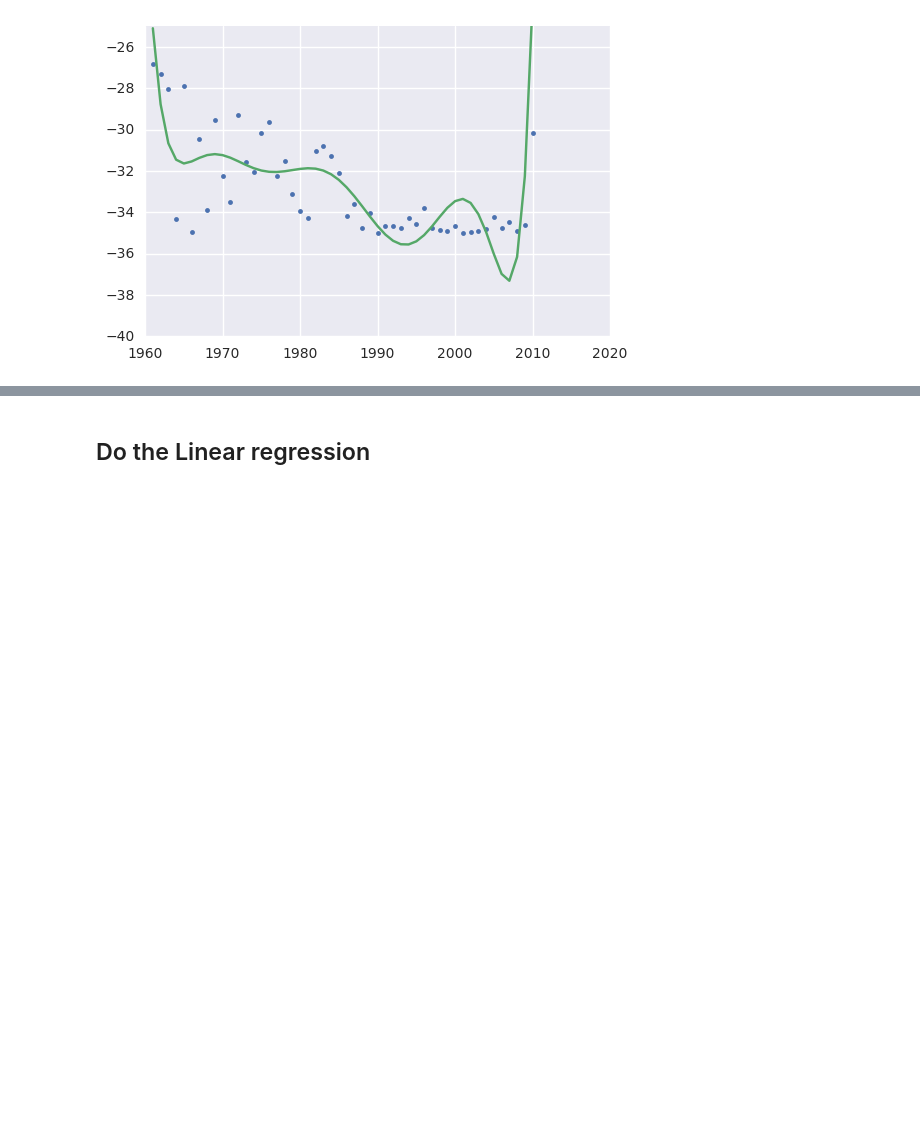
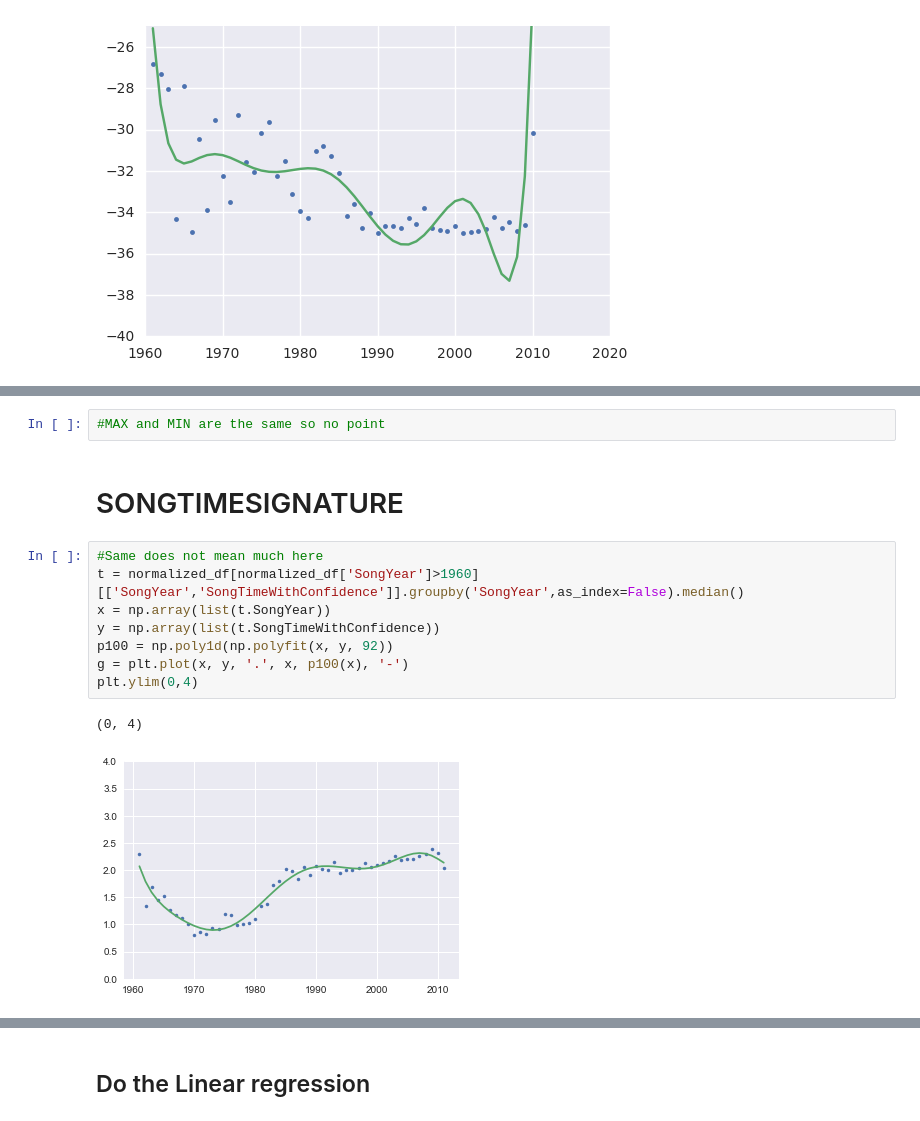
Before and after one commit to maxpr/ADA, a Jupyter notebook: project/Solution.ipynb, the cells around one changed output, grey strips where cells are left out. Cells and saved outputs as stored; diff of their text form; blank space fills up the shorter version.

```diff
--- a/project/Solution.ipynb
+++ b/project/Solution.ipynb
@@ -1311,0 +1335,15 @@ Wall time: 22min 51s
+# %%
+#MAX and MIN are the same so no point
+# %% [markdown]
+# SONGTIMESIGNATURE
+# %%
+#Same does not mean much here
+t = normalized_df[normalized_df['SongYear']>1960][['SongYear','SongTimeWithConfidence']].groupby('SongYear',as_index=False).median()
+x = np.array(list(t.SongYear))
+y = np.array(list(t.SongTimeWithConfidence))
+p100 = np.poly1d(np.polyfit(x, y, 92))
+g = plt.plot(x, y, '.', x, p100(x), '-')
+plt.ylim(0,4)
+# %% [output]
+(0, 4)
+[figure, added]
```
Also changed, not shown: parts of 7 cells of this notebook.
